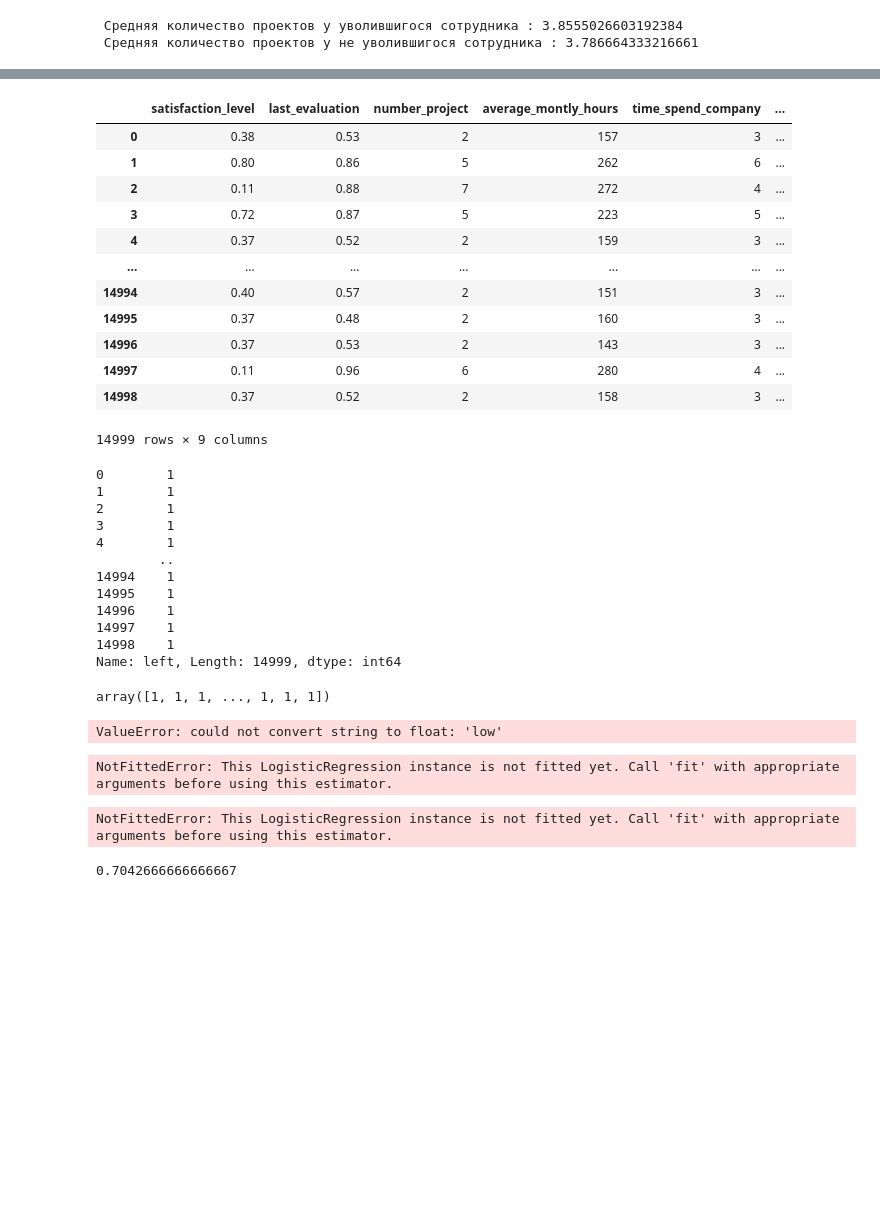
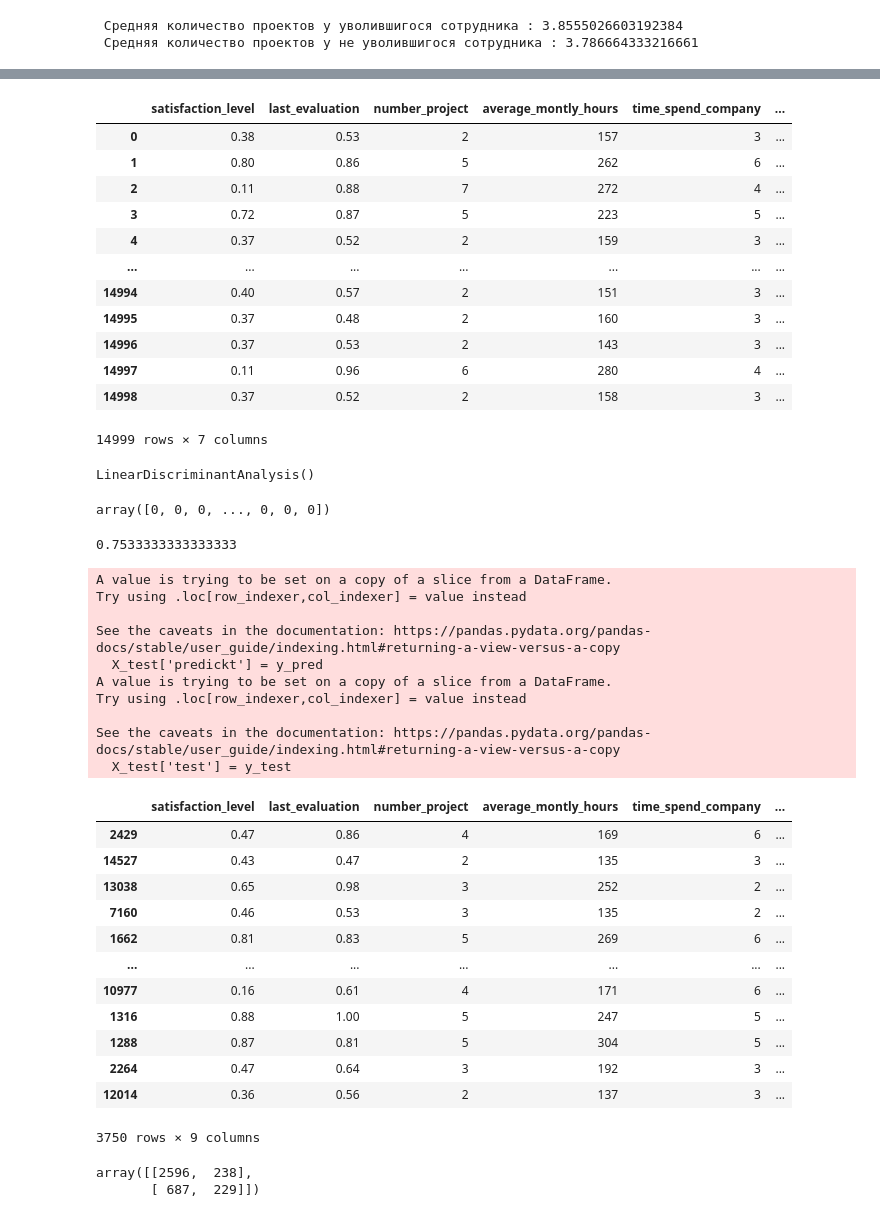
Before and after one commit to duzz23/My-Project, a Jupyter notebook: HR_Varganov_AO.ipynb, the cells around one changed output, grey strips where cells are left out. Drawn from its saved outputs; the diff is of its cells as text; code cells hidden in the pictures; blank space fills up the shorter version.

```diff
--- a/HR_Varganov_AO.ipynb
+++ b/HR_Varganov_AO.ipynb
@@ -468,7 +448,7 @@ print(f' Средняя количество проектов у не уволи
 
 Разделить данные на тестовую и обучающую выборкиПостроить модель LDA, предсказывающую уволился лисотрудник на основе имеющихся факторов (кроме department иsalary)Оценить качество модели на тестовой выборки
 # %%
-df_hr_numerical = df_hr.drop('left', axis=1)
+df_hr_numerical = df_hr.drop(['department', 'salary', 'left'], axis=1)
 df_hr_numerical
 # %% [output]
 |  | satisfaction_level | last_evaluation | number_project | average_montly_hours | time_spend_company | ... |
@@ -483,28 +463,9 @@ df_hr_numerical
 | 14996 | 0.37 | 0.53 | 2 | 143 | 3 | ... |
 | 14997 | 0.11 | 0.96 | 6 | 280 | 4 | ... |
 | 14998 | 0.37 | 0.52 | 2 | 158 | 3 | ... |
-14999 rows × 9 columns
+14999 rows × 7 columns
 # %%
 df_target = df_hr['left']
-df_target
+y = df_target
-# %% [output]
-0        1
-1        1
-2        1
-3        1
-4        1
-        ..
-14994    1
-14995    1
-14996    1
-14997    1
-14998    1
-Name: left, Length: 14999, dtype: int64
-# %%
-encoder_y = LabelEncoder()
-y = encoder_y.fit_transform(df_target)
-y
-# %% [output]
-array([1, 1, 1, ..., 1, 1, 1])
 # %%
 from sklearn.model_selection import train_test_split
@@ -514,19 +475,43 @@ from sklearn.linear_model import LogisticRegression
 # %%
-lr = LogisticRegression()
+lr = LinearDiscriminantAnalysis()
 # %%
 lr.fit(X_train, y_train)
 # %% [output]
-ValueError: could not convert string to float: 'low'
+LinearDiscriminantAnalysis()
-# %%
-lr.predict(X_test)
-# %% [output]
-NotFittedError: This LogisticRegression instance is not fitted yet. Call 'fit' with appropriate arguments before using this estimator.
 # %%
 y_pred = lr.predict(X_test)
 y_pred
 # %% [output]
-NotFittedError: This LogisticRegression instance is not fitted yet. Call 'fit' with appropriate arguments before using this estimator.
+array([0, 0, 0, ..., 0, 0, 0])
 # %%
 accuracy_score(y_test, y_pred)
 # %% [output]
-0.7042666666666667
+0.7533333333333333
+# %%
+X_test['predickt'] = y_pred
+X_test['test'] = y_test
+X_test
+# %% [output]
+A value is trying to be set on a copy of a slice from a DataFrame.
+Try using .loc[row_indexer,col_indexer] = value instead
+
+See the caveats in the documentation: https://pandas.pydata.org/pandas-docs/stable/user_guide/indexing.html#returning-a-view-versus-a-copy
+  X_test['predickt'] = y_pred
+A value is trying to be set on a copy of a slice from a DataFrame.
+Try using .loc[row_indexer,col_indexer] = value instead
+
+See the caveats in the documentation: https://pandas.pydata.org/pandas-docs/stable/user_guide/indexing.html#returning-a-view-versus-a-copy
+  X_test['test'] = y_test
+|  | satisfaction_level | last_evaluation | number_project | average_montly_hours | time_spend_company | ... |
+| 2429 | 0.47 | 0.86 | 4 | 169 | 6 | ... |
+| 14527 | 0.43 | 0.47 | 2 | 135 | 3 | ... |
+| 13038 | 0.65 | 0.98 | 3 | 252 | 2 | ... |
+| 7160 | 0.46 | 0.53 | 3 | 135 | 2 | ... |
+| 1662 | 0.81 | 0.83 | 5 | 269 | 6 | ... |
+| ... | ... | ... | ... | ... | ... | ... |
+| 10977 | 0.16 | 0.61 | 4 | 171 | 6 | ... |
+| 1316 | 0.88 | 1.00 | 5 | 247 | 5 | ... |
+| 1288 | 0.87 | 0.81 | 5 | 304 | 5 | ... |
+| 2264 | 0.47 | 0.64 | 3 | 192 | 3 | ... |
+| 12014 | 0.36 | 0.56 | 2 | 137 | 3 | ... |
+3750 rows × 9 columns
@@ -532,0 +522,5 @@ accuracy_score(y_test, y_pred)
+# %%
+results
+# %% [output]
+array([[2596,  238],
+       [ 687,  229]])
```
Also changed, not shown: parts of 29 cells of this notebook.
